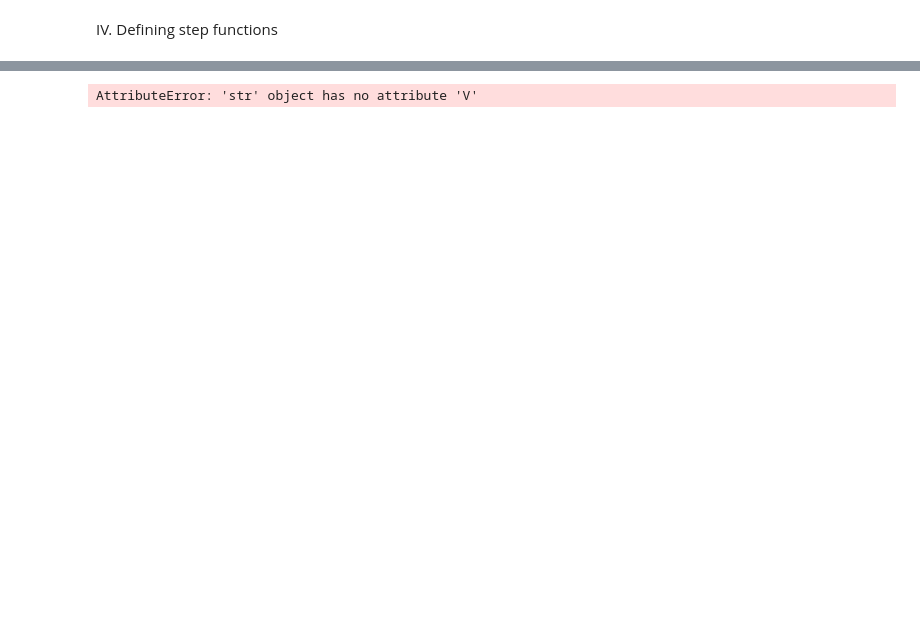
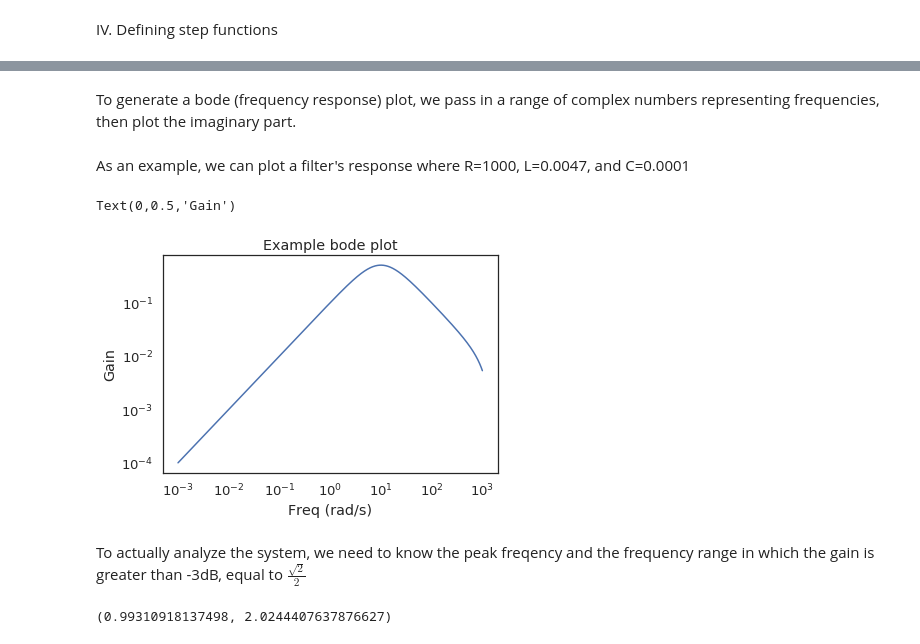
Before and after one commit to solomondg/ModSim_Proj2, a Jupyter notebook: notebook.ipynb, the cells around one changed output, grey strips where cells are left out. Saved outputs shown, nothing was run; the diff lists cells and outputs as text; code cells hidden in the pictures; blank space fills up the shorter version.

```diff
--- a/notebook.ipynb
+++ b/notebook.ipynb
@@ -103,6 +129,7 @@ $\frac{V_o}{V_i}=\frac{(ω^2)RC}{\sqrt{(1-ω^2LC)^2+(ωRC)^2}}$.
 # %% [markdown]
 By seperating the coefficients of ω, the equation is more explicitly shown. The "top" and "bottom" in the following section presents the numerator and denominators of the transfer function.
 # %%
-top = np.asarray([1])
-bottom = np.asarray([system.L*system.C, system.R*system.C, 1])
+top = np.asarray([1, 0])*R
+bottom = np.asarray([1, R/L, 1/(L*C)])*L
+sys_tf = cntrl.tf(top, bottom)
 # %% [output]
@@ -121,0 +162,2 @@ A step function is used to simulate the step response of the circuit. "Matmul" (
+# %%
+sys_tf = make_tf(make_params(R=1000, L=0.0047, C=0.0001, F=1))
@@ -274,8 +212,0 @@ for i in tqdm(np.logspace(-3, 4, 100)):
-# %%
-X = [n[0] for n in data]
-Y = [n[1] for n in data]
-Y2 = [n[2] for n in data]
-plot(X, Y)
-decorate(xlabel='Frequency (Hz)',
-         ylabel='$V_{out} / V_{in}$',
-         xscale='log', yscale='log')
@@ -303,11 +213,54 @@ i_amp = np.max(res['I'])*R
-# %%
-def plot_results_V(results):
-
-    plot(results.V, 'g-')
-
-    decorate(xlabel=xlabel,
-             ylabel='$V_{out}$ (volt)')
-
-plot_results_V(results)
-# %% [output]
-AttributeError: 'str' object has no attribute 'V'
+# %% [markdown]
+To generate a bode (frequency response) plot, we pass in a range of complex numbers representing frequencies, then plot the imaginary part.
+# %%
+#plt.semilogy(np.imag(sys_tf(np.logspace(-3, 3, 1000)*1j)))
+
+def gen_bode(sys_tf, min_exp=-3, max_exp=3, points=1000):
+    space = np.logspace(min_exp, max_exp, points)*1j
+    data = sys_tf(space)
+    out = []
+    for i in np.logspace(min_exp, max_exp, points):
+        out.append([i, np.imag(sys_tf(i*1j))])
+    X = [n[0] for n in out]
+    Y = [n[1] for n in out]
+    return X, Y
+
+def plot_bode(bode_out):
+    X, Y = bode_out
+    plt.loglog(X, Y)
+# %% [markdown]
+As an example, we can plot a filter's response where R=1000, L=0.0047, and C=0.0001
+# %%
+plot_bode(
+    gen_bode(
+        make_tf(
+            make_params(
+                R=1000, L=0.0047, C=.0001, F=1
+            )
+        )
+    )
+)
+plt.title("Example bode plot")
+plt.xlabel("Freq (rad/s)")
+plt.ylabel("Gain")
+# %% [output]
+Text(0,0.5,'Gain')
+[figure, added]
+# %% [markdown]
+To actually analyze the system, we need to know the peak freqency and the frequency range in which the gain is greater than -3dB, equal to $\frac{\sqrt{2}}{2}$
+# %%
+def analyze_bode(plot):
+    X, Y = plot
+    bw_start = None
+    bw_end = None
+    peak = X[np.argmax(Y)]
+    peak_filt = np.max(Y)
+    for i in range(len(Y)-1):
+        if (Y[i] > (np.sqrt(2)/2)*peak_filt) and bw_start is None:
+            bw_start = X[i]
+        if (Y[i] < (np.sqrt(2)/2)*peak_filt) and bw_end is None and bw_start is not None:
+            bw_end = X[i]
+
+    return peak, bw_end-bw_start
+# %% [output]
+(0.99310918137498, 2.0244407637876627)
```
Also changed, not shown: parts of 43 cells of this notebook.
